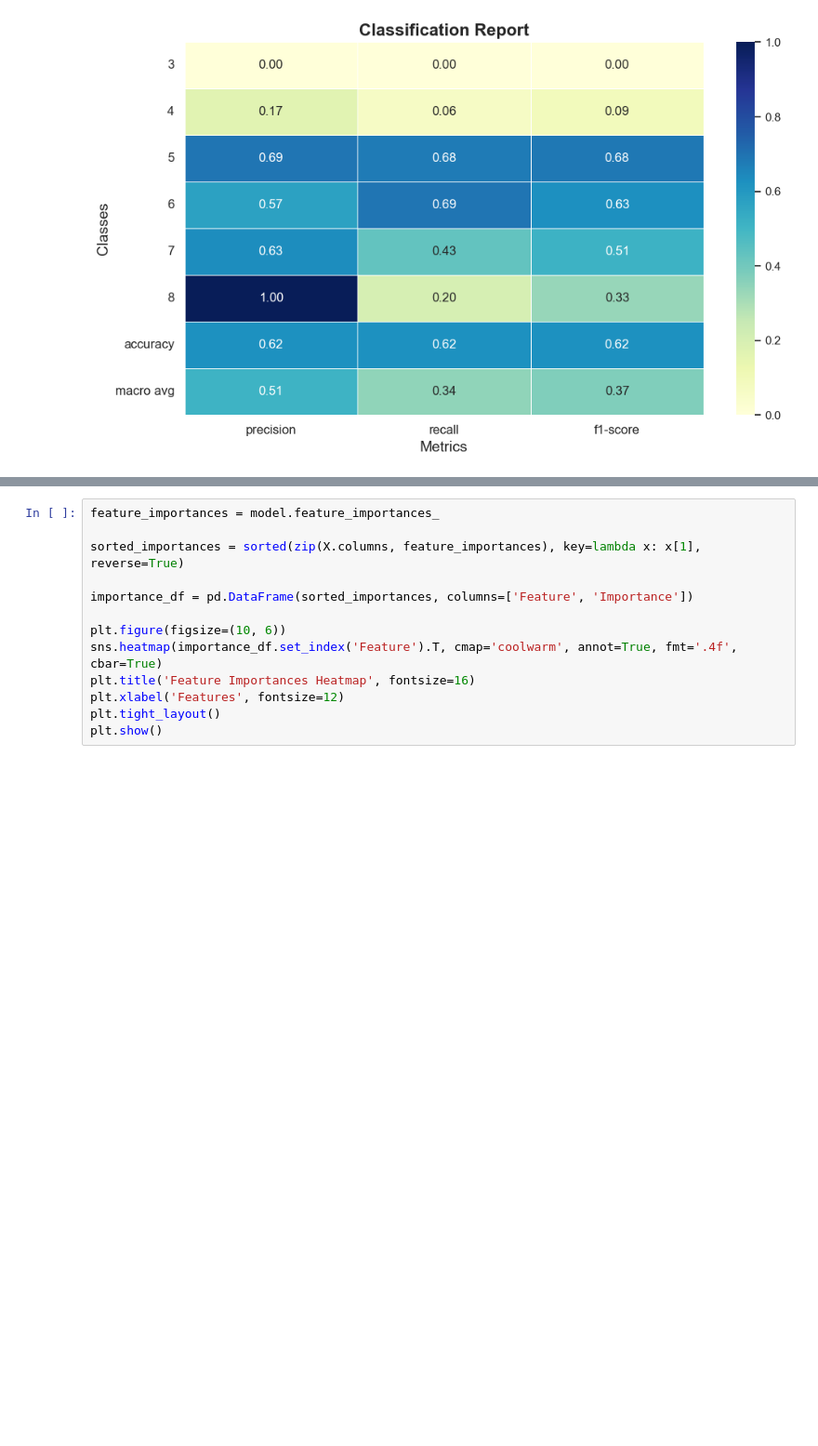
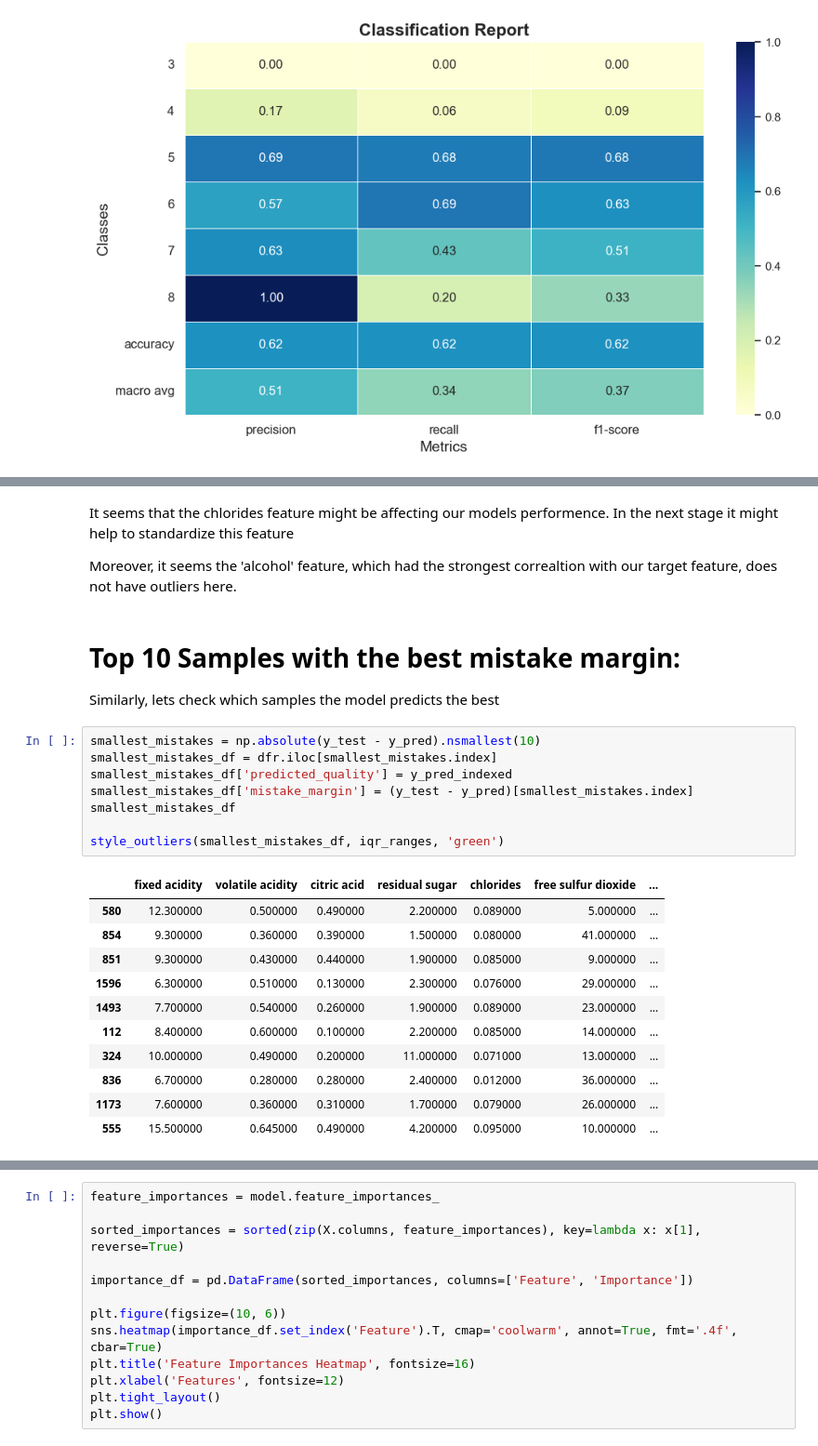
Before and after one commit to airbagdeer/tabular-ds-project, a Jupyter notebook: EX1.ipynb, the cells around one changed output, grey strips where cells are left out. Shown at 93% size. Drawn from its saved outputs; the diff is of its cells as text; blank space fills up the shorter version.

```diff
--- a/EX1.ipynb
+++ b/EX1.ipynb
@@ -527,0 +543,27 @@ plt.show()
+# %% [markdown]
+It seems that the chlorides feature might be affecting our models performence. In the next stage it might help to standardize this feature
+
+Moreover, it seems the 'alcohol' feature, which had the strongest correaltion with our target feature, does not have outliers here.
+# %% [markdown]
+# Top 10 Samples with the best mistake margin:
+Similarly, lets check which samples the model predicts the best
+# %%
+smallest_mistakes = np.absolute(y_test - y_pred).nsmallest(10)
+smallest_mistakes_df = dfr.iloc[smallest_mistakes.index]
+smallest_mistakes_df['predicted_quality'] = y_pred_indexed
+smallest_mistakes_df['mistake_margin'] = (y_test - y_pred)[smallest_mistakes.index]
+smallest_mistakes_df
+
+style_outliers(smallest_mistakes_df, iqr_ranges, 'green')
+# %% [output]
+|  | fixed acidity | volatile acidity | citric acid | residual sugar | chlorides | free sulfur dioxide | ... |
+| 580 | 12.300000 | 0.500000 | 0.490000 | 2.200000 | 0.089000 | 5.000000 | ... |
+| 854 | 9.300000 | 0.360000 | 0.390000 | 1.500000 | 0.080000 | 41.000000 | ... |
+| 851 | 9.300000 | 0.430000 | 0.440000 | 1.900000 | 0.085000 | 9.000000 | ... |
+| 1596 | 6.300000 | 0.510000 | 0.130000 | 2.300000 | 0.076000 | 29.000000 | ... |
+| 1493 | 7.700000 | 0.540000 | 0.260000 | 1.900000 | 0.089000 | 23.000000 | ... |
+| 112 | 8.400000 | 0.600000 | 0.100000 | 2.200000 | 0.085000 | 14.000000 | ... |
+| 324 | 10.000000 | 0.490000 | 0.200000 | 11.000000 | 0.071000 | 13.000000 | ... |
+| 836 | 6.700000 | 0.280000 | 0.280000 | 2.400000 | 0.012000 | 36.000000 | ... |
+| 1173 | 7.600000 | 0.360000 | 0.310000 | 1.700000 | 0.079000 | 26.000000 | ... |
+| 555 | 15.500000 | 0.645000 | 0.490000 | 4.200000 | 0.095000 | 10.000000 | ... |
```
Also changed, not shown: parts of 21 cells of this notebook.
